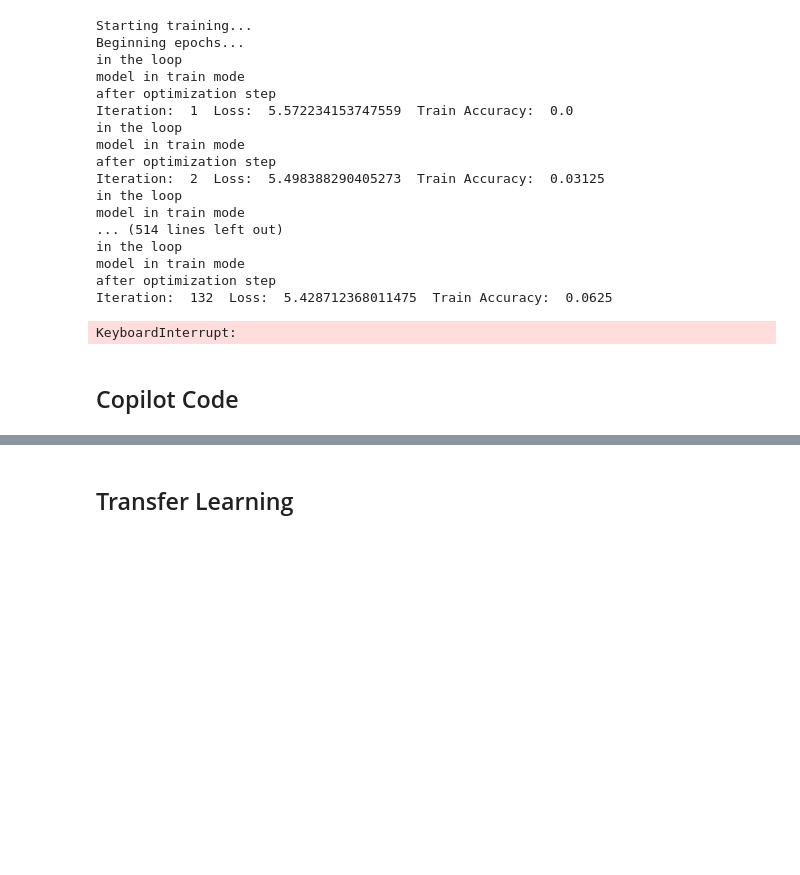
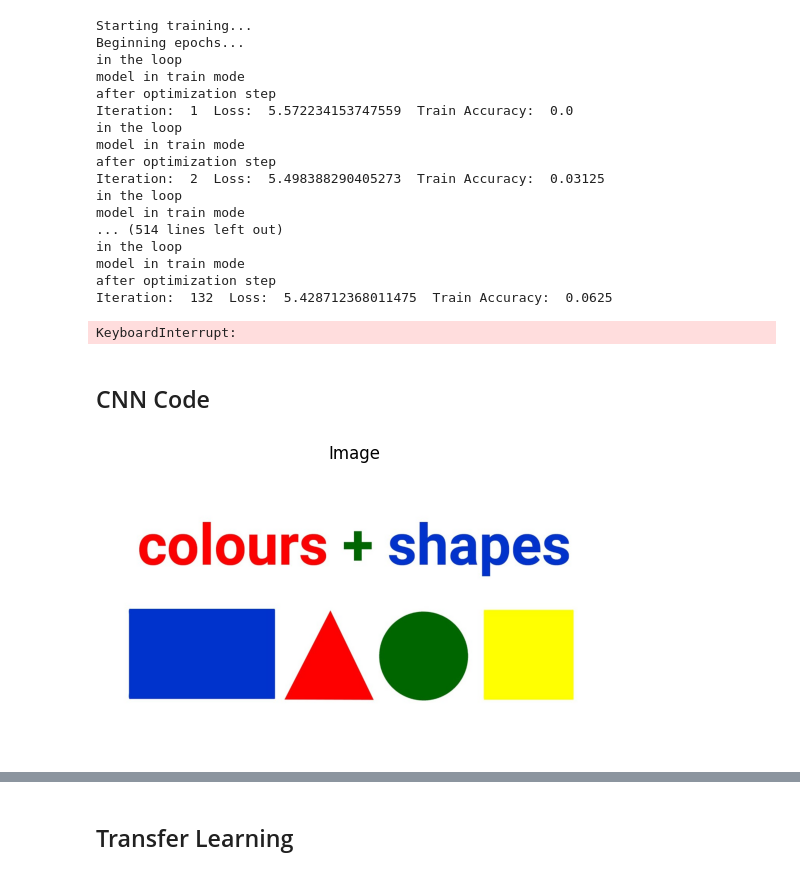
Before and after one commit to 123ned123/APS360, a Jupyter notebook: Tuts/tut3/Tut3_Transfer_Learning.ipynb, the cells around one changed output, grey strips where cells are left out. Saved outputs shown, nothing was run; the diff lists cells and outputs as text; code cells hidden in the pictures; blank space fills up the shorter version.

```diff
--- a/Tuts/tut3/Tut3_Transfer_Learning.ipynb
+++ b/Tuts/tut3/Tut3_Transfer_Learning.ipynb
@@ -199,4 +199,27 @@ with torch.no_grad():
         correct += (predicted == labels).sum().item()
 print("Test Accuracy: ", correct / total)
 # %% [markdown]
-## Copilot Code ##
+## CNN Code ##
+# %%
+import numpy as np
+import matplotlib.pyplot as plt
+import scipy.signal as sg
+
+from PIL import Image
+import requests
+
+# load image from url
+url = 'https://i.ytimg.com/vi/BqKXHIRwGbs/maxresdefault.jpg'
+resp = requests.get(url, stream=True).raw
+img = Image.open(resp)
+
+# ensure image is np.array
+img = np.array(img)
+
+# plt origin image
+plt.title("Image")
+plt.imshow(img)
+plt.axis('off')
+plt.show()
+# %% [output]
+[figure, added]
```
Also changed, not shown: parts of 4 cells of this notebook, 2 other files.
